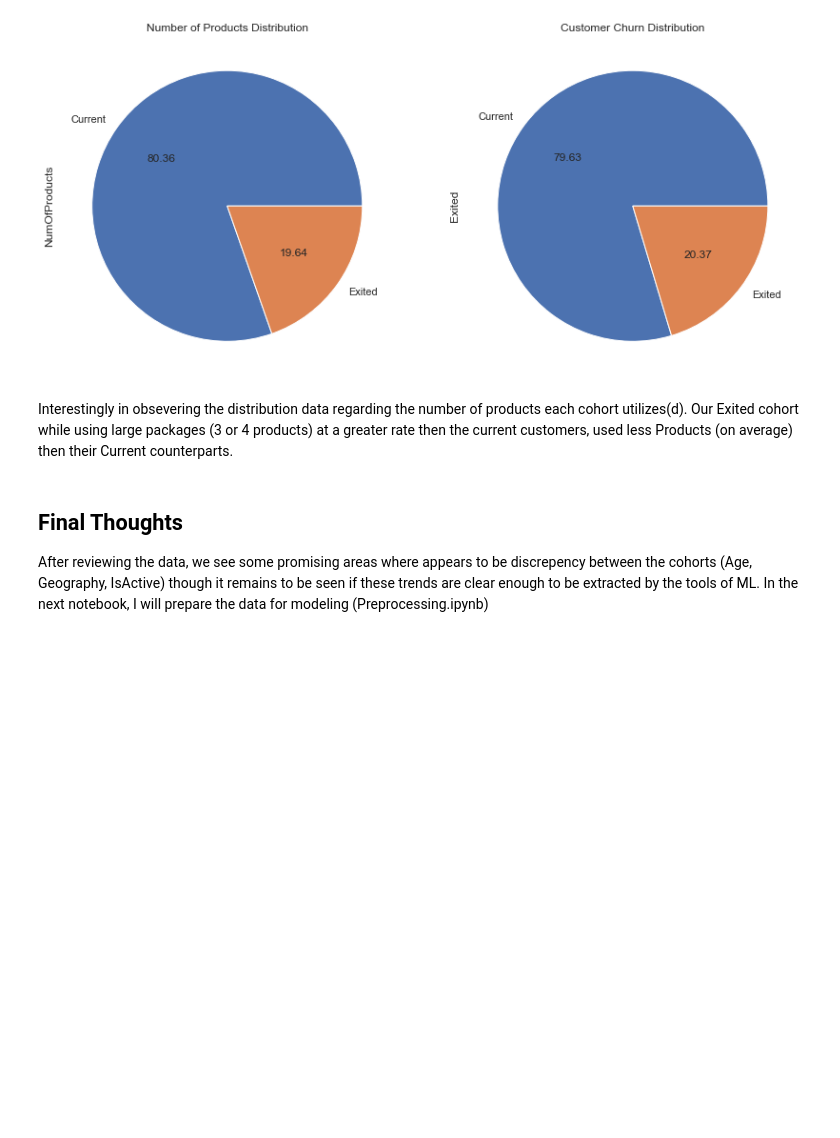
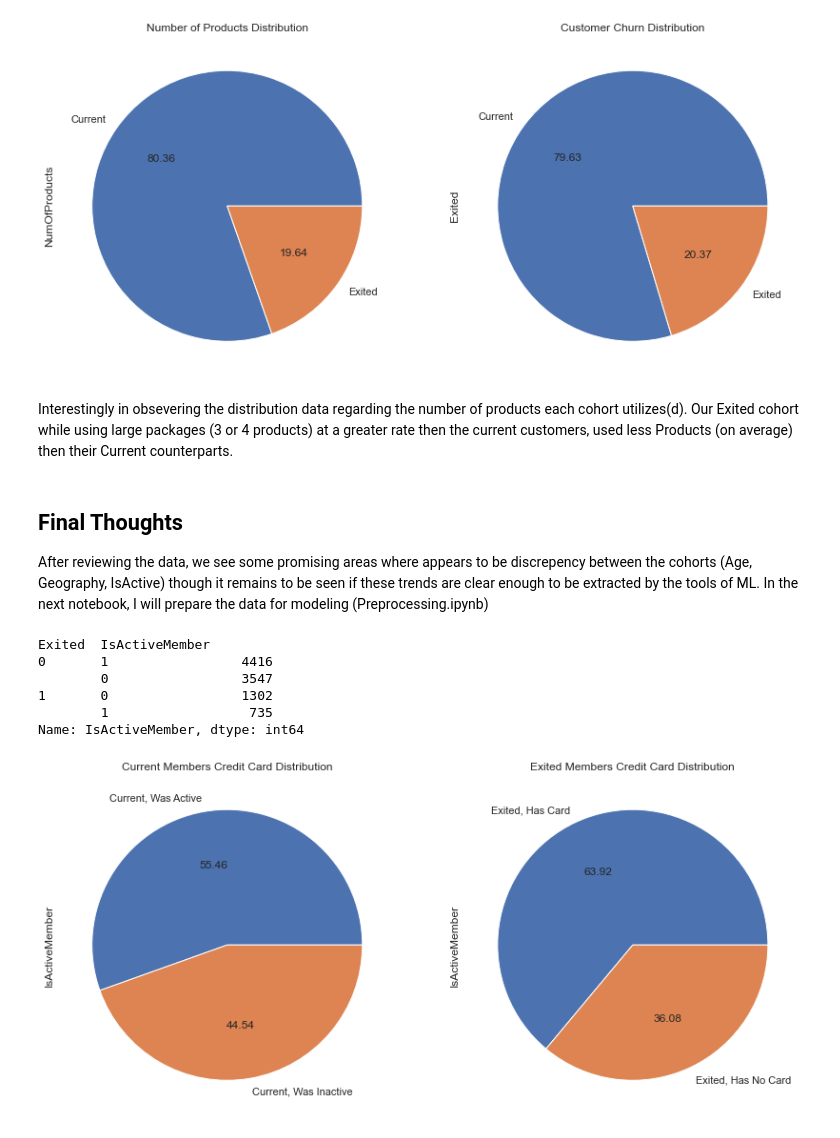
Before and after one commit to joe-orlich/Bank_Churn_Analysis, a Jupyter notebook: Data_Cleaning_EDA.ipynb, the cells around one changed output. Drawn from its saved outputs; the diff is of its cells as text; code cells hidden in the pictures; blank space fills up the shorter version.

```diff
--- a/Data_Cleaning_EDA.ipynb
+++ b/Data_Cleaning_EDA.ipynb
@@ -450,3 +450,24 @@ Interestingly in obsevering the distribution data regarding the number of produc
 ## Final Thoughts
 
 After reviewing the data, we see some promising areas where appears to be discrepency between the cohorts (Age, Geography, IsActive) though it remains to be seen if these trends are clear enough to be extracted by the tools of ML. In the next notebook, I will prepare the data for modeling (Preprocessing.ipynb)
+# %%
+df.groupby('Exited')['IsActiveMember'].value_counts()
+# %% [output]
+Exited  IsActiveMember
+0       1                 4416
+        0                 3547
+1       0                 1302
+        1                  735
+Name: IsActiveMember, dtype: int64
+# %%
+fig, ax =plt.subplots(1,2, figsize=(14,7))
+fig.patch.set_facecolor('white')
+
+ax1=ax[0]
+df.groupby('Exited')['IsActiveMember'].value_counts()[0].plot.pie(ax=ax1,labels=['Current, Was Active', 'Current, Was Inactive'],
+                                                            title = 'Current Members Credit Card Distribution',autopct='%.2f')
+ax2=ax[1]
+df.groupby('Exited')['IsActiveMember'].value_counts()[1].plot.pie(ax=ax2,labels=['Exited, Has Card', 'Exited, Has No Card'],
+                                                            title = 'Exited Members Credit Card Distribution',autopct='%.2f');
+# %% [output]
+[figure, added]
```
